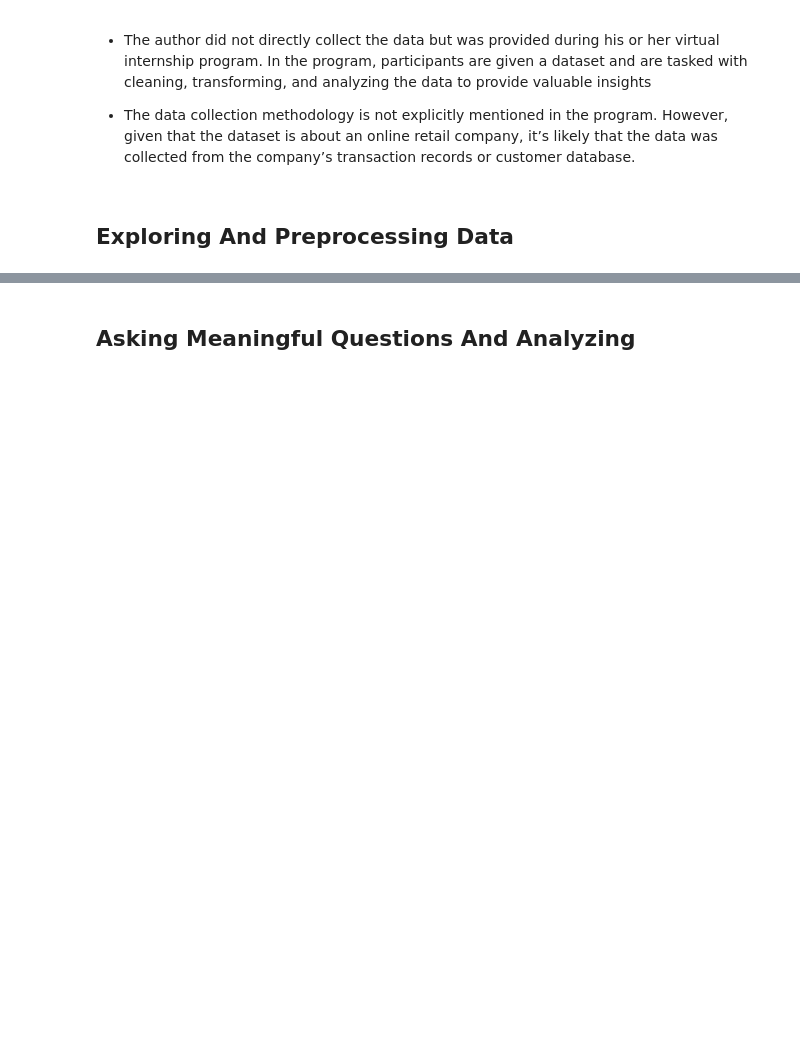
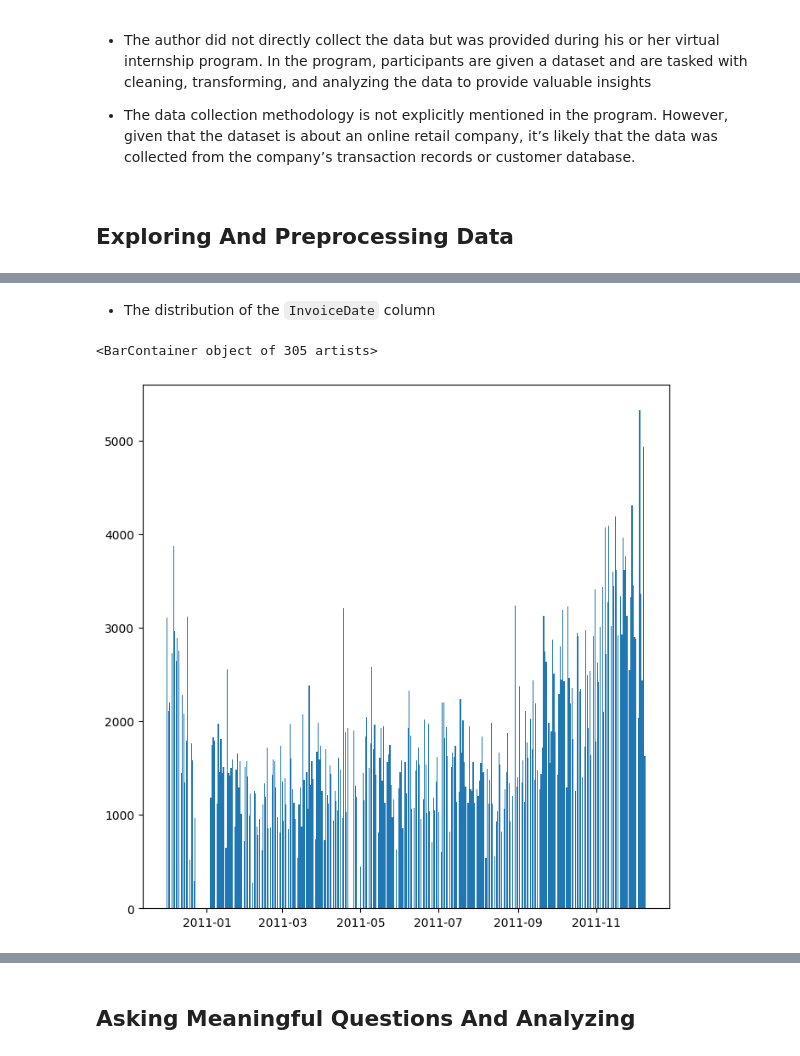
Before and after one commit to Ha0203/FinalProject_LTKHDL, a Jupyter notebook: main_branch.ipynb, the cells around one changed output, grey strips where cells are left out. Saved outputs shown, nothing was run; the diff lists cells and outputs as text; code cells hidden in the pictures; blank space fills up the shorter version.

```diff
--- a/main_branch.ipynb
+++ b/main_branch.ipynb
@@ -42,0 +298,8 @@
+# %% [markdown]
+- The distribution of the `InvoiceDate` column
+# %%
+fig = plt.figure(figsize=(8, 8))
+plt.bar(data_df['InvoiceDate'].value_counts().index, data_df['InvoiceDate'].value_counts().values)
+# %% [output]
+<BarContainer object of 305 artists>
+[figure, added]
```
Also changed, not shown: parts of 52 cells of this notebook, 1 other file.
